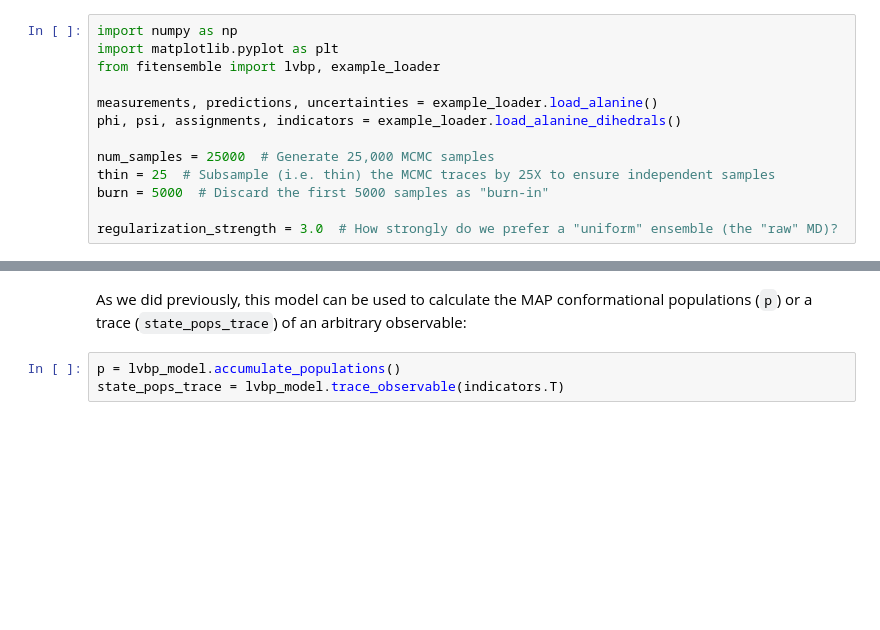
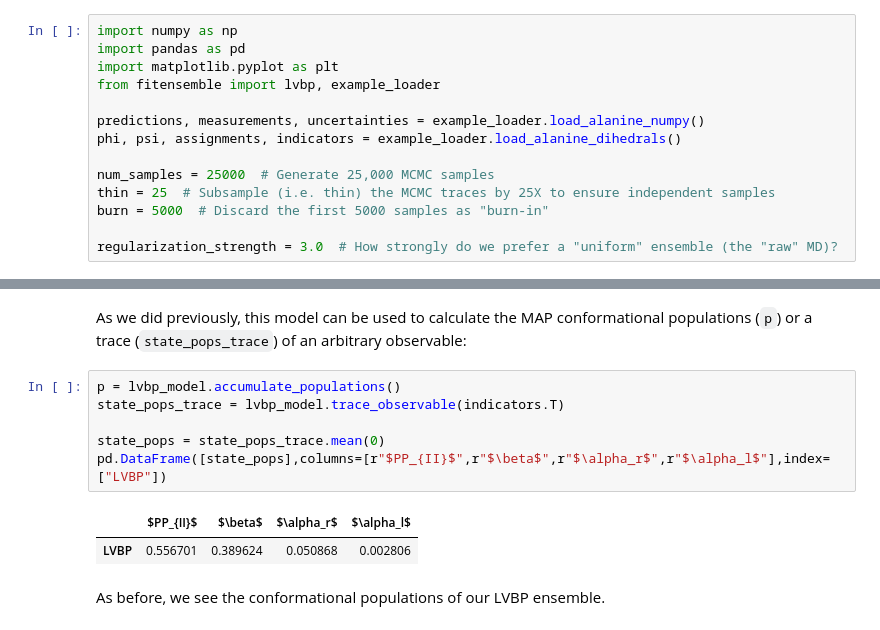
Before and after one commit to kyleabeauchamp/FitEnsemble, a Jupyter notebook: tutorial/Tutorial4.ipynb, the cells around one changed output, grey strips where cells are left out. Saved outputs shown, nothing was run; the diff lists cells and outputs as text; blank space fills up the shorter version.

```diff
--- a/tutorial/Tutorial4.ipynb
+++ b/tutorial/Tutorial4.ipynb
@@ -5,10 +5,11 @@ File Input and Output
 In this tutorial, we discuss saving an LVBP model to disk for later use.  We repeat the same calculations as in the previous tutorials, but this time save the model to disk for later use.
 # %%
 import numpy as np
+import pandas as pd
 import matplotlib.pyplot as plt
 from fitensemble import lvbp, example_loader
 
-measurements, predictions, uncertainties = example_loader.load_alanine()
+predictions, measurements, uncertainties = example_loader.load_alanine_numpy()
 phi, psi, assignments, indicators = example_loader.load_alanine_dihedrals()
 
 num_samples = 25000  # Generate 25,000 MCMC samples
@@ -45,3 +48,11 @@ As we did previously, this model can be used to calculate the MAP conformational
 # %%
 p = lvbp_model.accumulate_populations()
 state_pops_trace = lvbp_model.trace_observable(indicators.T)
+
+state_pops = state_pops_trace.mean(0)
+pd.DataFrame([state_pops],columns=[r"$PP_{II}$",r"$\beta$",r"$\alpha_r$",r"$\alpha_l$"],index=["LVBP"])
+# %% [output]
+|  | $PP_{II}$ | $\beta$ | $\alpha_r$ | $\alpha_l$ |
+| LVBP | 0.556701 | 0.389624 | 0.050868 | 0.002806 |
+# %% [markdown]
+As before, we see the conformational populations of our LVBP ensemble.
```
Also changed, not shown: parts of 1 cell of this notebook, 13 other files.
